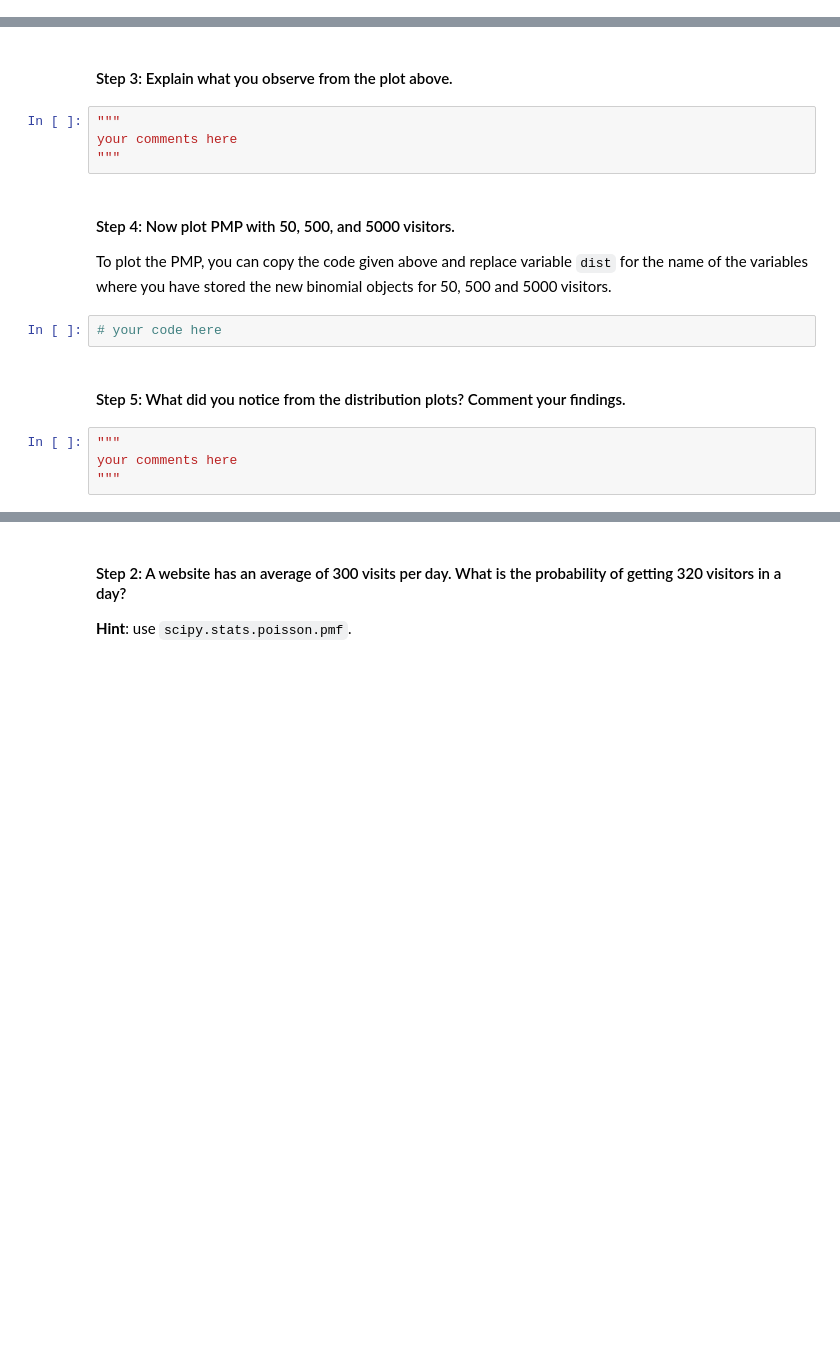
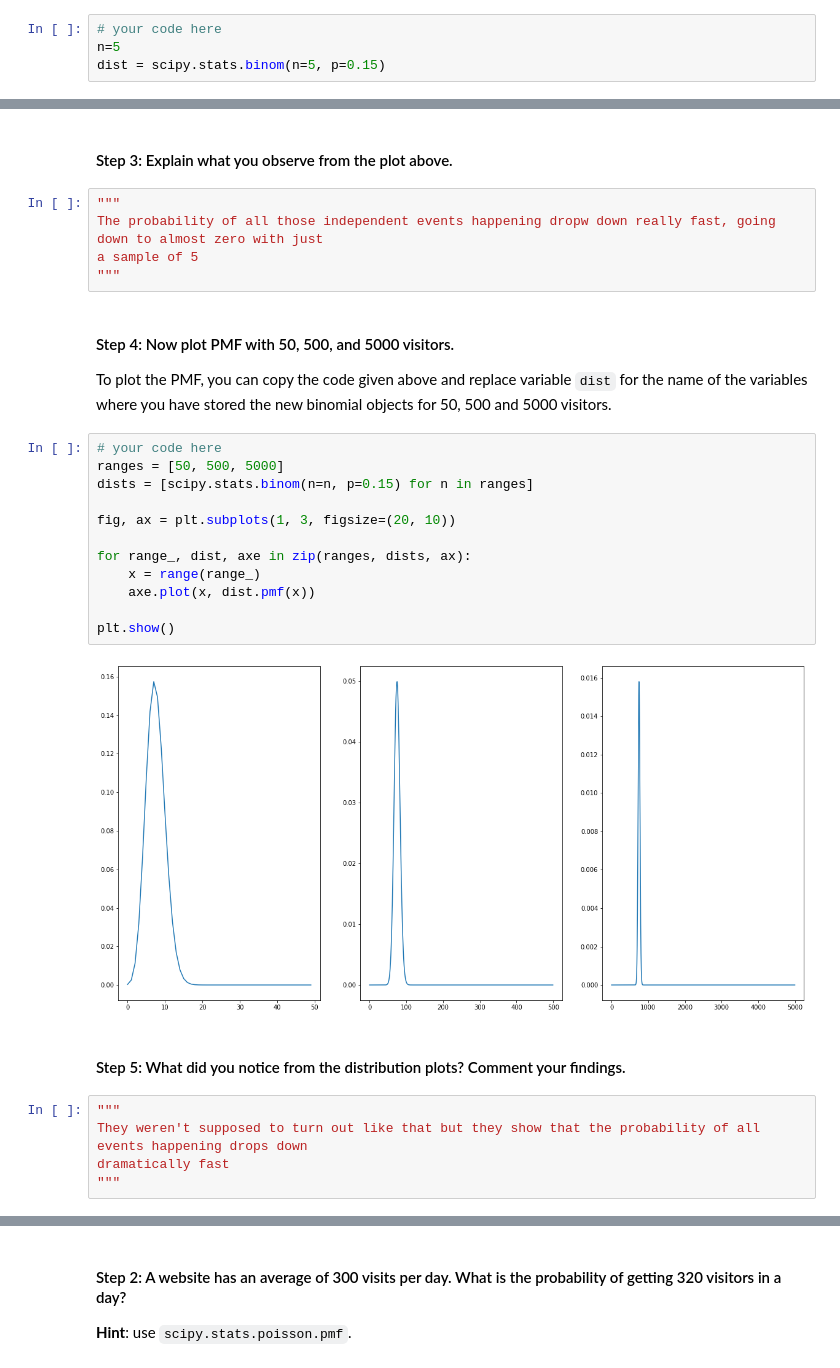
Before and after one commit to ta-data-bcn/lab-probability-dist, a Jupyter notebook: your-code/main.ipynb, the cells around one changed output, grey strips where cells are left out. Drawn from its saved outputs; the diff is of its cells as text; blank space fills up the shorter version.

```diff
--- a/your-code/main.ipynb
+++ b/your-code/main.ipynb
@@ -53,3 +71,7 @@ We assume that the probability of clicking an advertisement in a Youtube video i
+# %%
+# your code here
+n=5
+dist = scipy.stats.binom(n=5, p=0.15)
 # %% [markdown]
 #### Step 2: Plot the PMF of the distribution.
 To do it, run the code in the cell below.
@@ -69,19 +93,33 @@ plt.show()
 # %% [markdown]
 #### Step 3: Explain what you observe from the plot above.
-# %%
-"""
-your comments here
-"""
+# %%
+"""
+The probability of all those independent events happening dropw down really fast, going down to almost zero with just
+a sample of 5
+"""
 # %% [markdown]
-#### Step 4: Now plot PMP with 50, 500, and 5000 visitors.
-To plot the PMP, you can copy the code given above and replace variable `dist` for the name of the variables where you have stored the new binomial objects for 50, 500 and 5000 visitors.
+#### Step 4: Now plot PMF with 50, 500, and 5000 visitors.
+To plot the PMF, you can copy the code given above and replace variable `dist` for the name of the variables where you have stored the new binomial objects for 50, 500 and 5000 visitors.
-# %%
-# your code here
+# %%
+# your code here
+ranges = [50, 500, 5000]
+dists = [scipy.stats.binom(n=n, p=0.15) for n in ranges]
+
+fig, ax = plt.subplots(1, 3, figsize=(20, 10))
+
+for range_, dist, axe in zip(ranges, dists, ax):
+    x = range(range_)
+    axe.plot(x, dist.pmf(x))
+
+plt.show()
+# %% [output]
+[figure, added]
 # %% [markdown]
 #### Step 5: What did you notice from the distribution plots? Comment your findings.
-# %%
-"""
-your comments here
-"""
+# %%
+"""
+They weren't supposed to turn out like that but they show that the probability of all events happening drops down
+dramatically fast
+"""
 # %% [markdown]
 # Challenge 3
```
Also changed, not shown: parts of 35 cells of this notebook.
